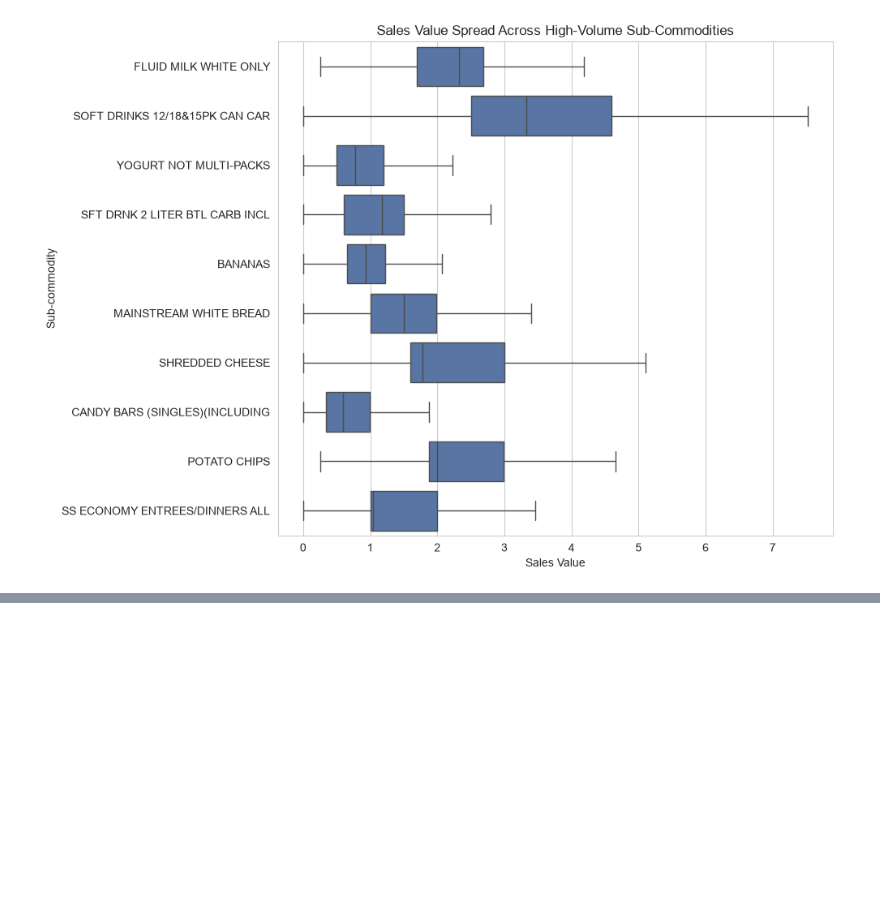
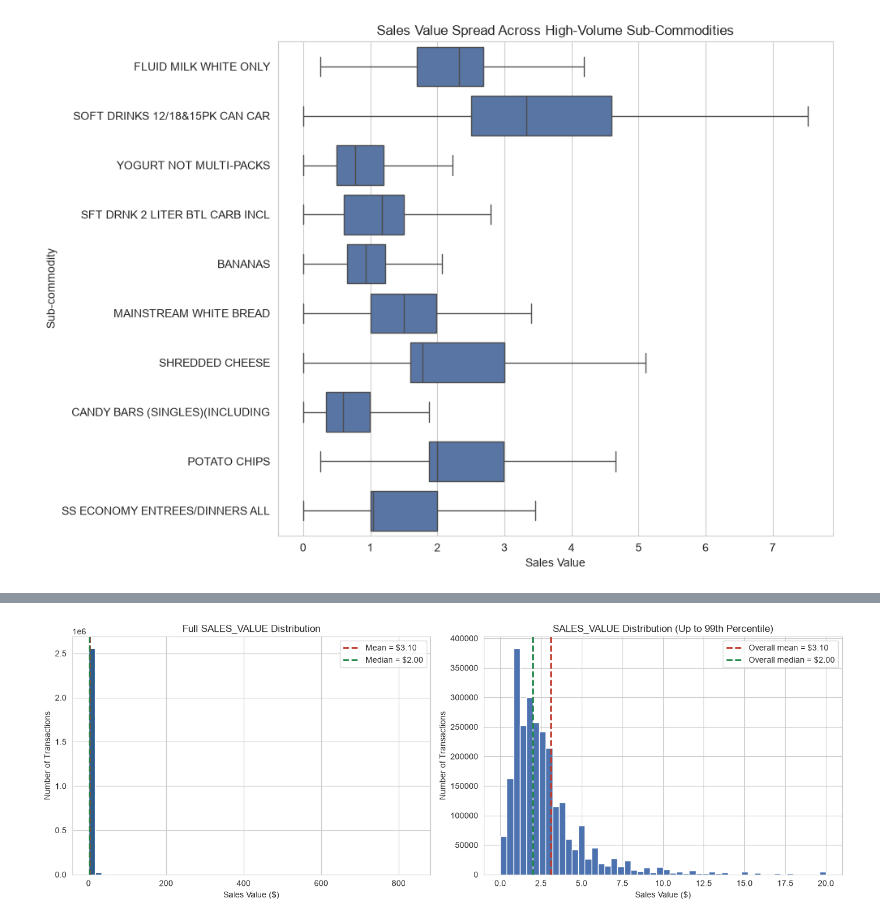
Before and after one commit to nikkeijane/DS_207_MiniProject, a Jupyter notebook: notebook.ipynb, the cells around one changed output, grey strips where cells are left out. Saved outputs shown, nothing was run; the diff lists cells and outputs as text; code cells hidden in the pictures; blank space fills up the shorter version.

```diff
--- a/notebook.ipynb
+++ b/notebook.ipynb
@@ -553,0 +880,9 @@ plt.show()
+# %%
+transaction_data = df_transaction.copy()
+coupon_data = df_coupon.copy()
+redemption_data = df_coupon_redemption.copy()
+
+print("Datasets prepared for statistical analysis:")
+print(f"Transactions:       {transaction_data.shape}")
+print(f"Coupons:            {coupon_data.shape}")
+print(f"Coupon redemptions: {redemption_data.shape}")
@@ -553,0 +894,76 @@ plt.show()
+# %%
+sales_raw = transaction_data["SALES_VALUE"].dropna()
+
+mean_sales = sales_raw.mean()
+median_sales = sales_raw.median()
+
+# 99th percentile used only for the zoomed visualization
+p99_sales = sales_raw.quantile(0.99)
+fig, axes = plt.subplots(1, 2, figsize=(14, 5))
+
+axes[0].hist(
+    sales_raw,
+    bins=50,
+    color="#2E5C8A",
+    edgecolor="white"
+)
+
+axes[0].axvline(
+    mean_sales,
+    color="#C0392B",
+    linestyle="--",
+    linewidth=2,
+    label=f"Mean = ${mean_sales:,.2f}"
+)
+
+axes[0].axvline(
+    median_sales,
+    color="#1E8449",
+    linestyle="--",
+    linewidth=2,
+    label=f"Median = ${median_sales:,.2f}"
+)
+
+axes[0].set_title("Full SALES_VALUE Distribution")
+axes[0].set_xlabel("Sales Value ($)")
+axes[0].set_ylabel("Number of Transactions")
+axes[0].legend()
+
+
+# ------------------------------------------------------------
+# 2. Zoomed distribution
+# ------------------------------------------------------------
+
+axes[1].hist(
+    sales_raw[sales_raw <= p99_sales],
+    bins=50,
+    color="#4C72B0",
+    edgecolor="white"
+)
+
+axes[1].axvline(
+    mean_sales,
+    color="#C0392B",
+    linestyle="--",
+    linewidth=2,
+    label=f"Overall mean = ${mean_sales:,.2f}"
+)
+
+axes[1].axvline(
+    median_sales,
+    color="#1E8449",
+    linestyle="--",
+    linewidth=2,
+    label=f"Overall median = ${median_sales:,.2f}"
+)
+
+axes[1].set_title("SALES_VALUE Distribution (Up to 99th Percentile)")
+axes[1].set_xlabel("Sales Value ($)")
+axes[1].set_ylabel("Number of Transactions")
+axes[1].legend()
+
+
+plt.tight_layout()
+plt.show()
+# %% [output]
+[figure, added]
```
Also changed, not shown: parts of 11 cells of this notebook.
